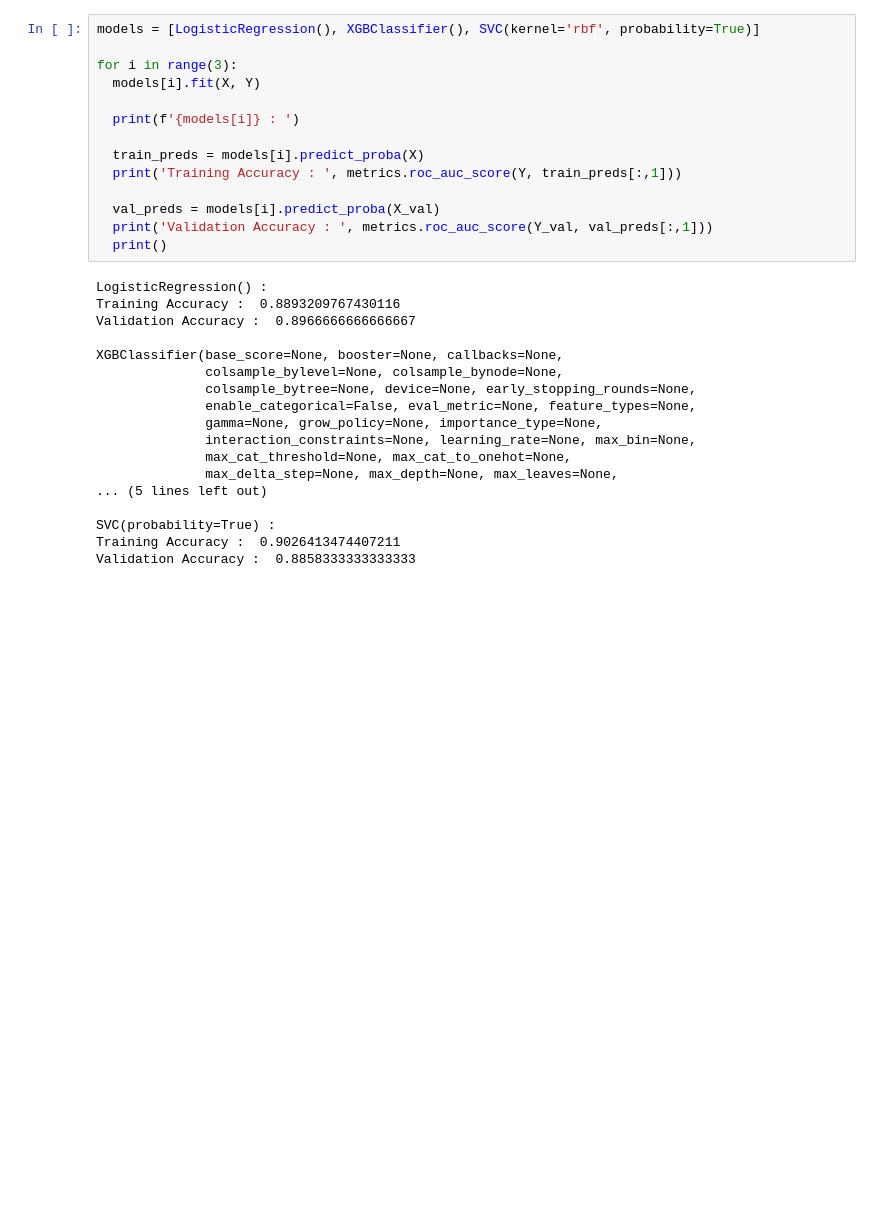
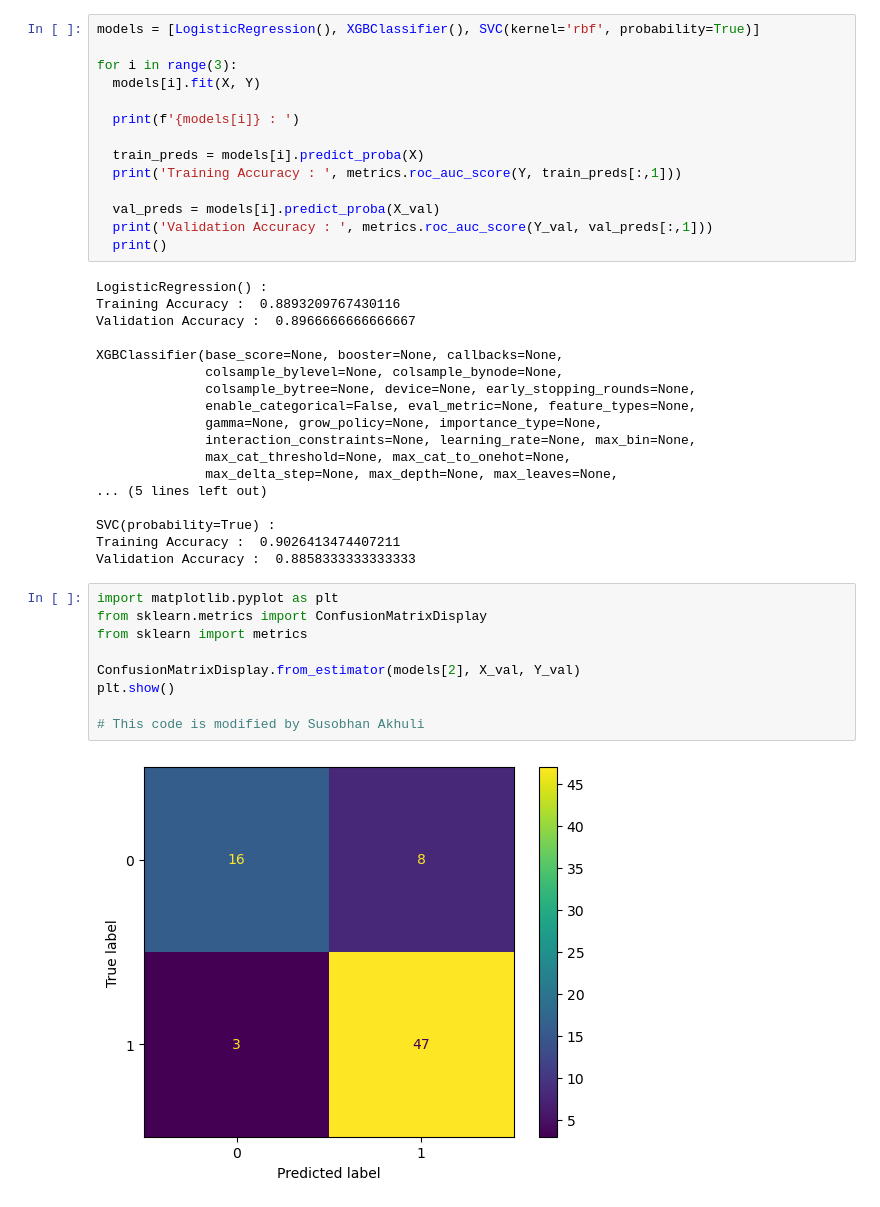
Before and after one commit to Deepak3015/Machine-Repo, a Jupyter notebook: Notebook/Rainfall Prediction.ipynb, the cells around one changed output. Drawn from its saved outputs; the diff is of its cells as text; blank space fills up the shorter version.

```diff
--- a/Notebook/Rainfall Prediction.ipynb
+++ b/Notebook/Rainfall Prediction.ipynb
@@ -207,3 +207,14 @@ XGBClassifier(base_score=None, booster=None, callbacks=None,
 SVC(probability=True) :
 Training Accuracy :  0.9026413474407211
 Validation Accuracy :  0.8858333333333333
+# %%
+import matplotlib.pyplot as plt
+from sklearn.metrics import ConfusionMatrixDisplay
+from sklearn import metrics
+
+ConfusionMatrixDisplay.from_estimator(models[2], X_val, Y_val)
+plt.show()
+
+# This code is modified by Susobhan Akhuli
+# %% [output]
+[figure, added]
```
Also changed, not shown: parts of 1 cell of this notebook.
